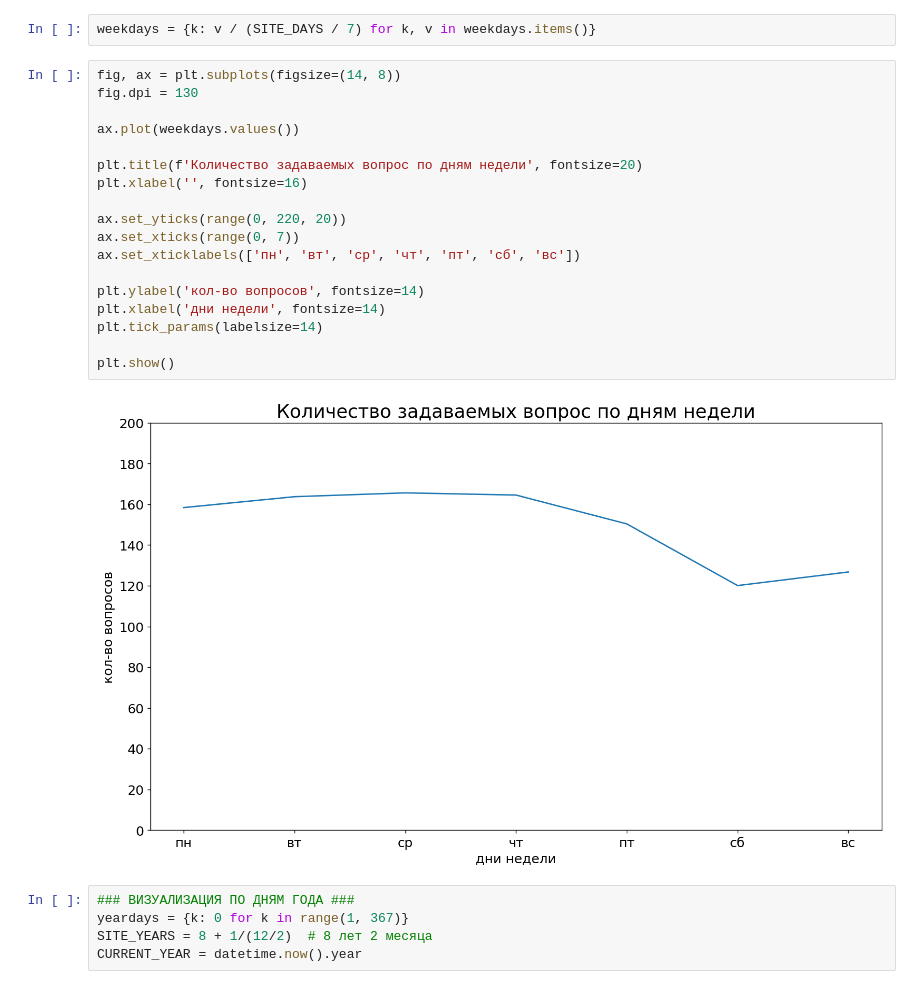
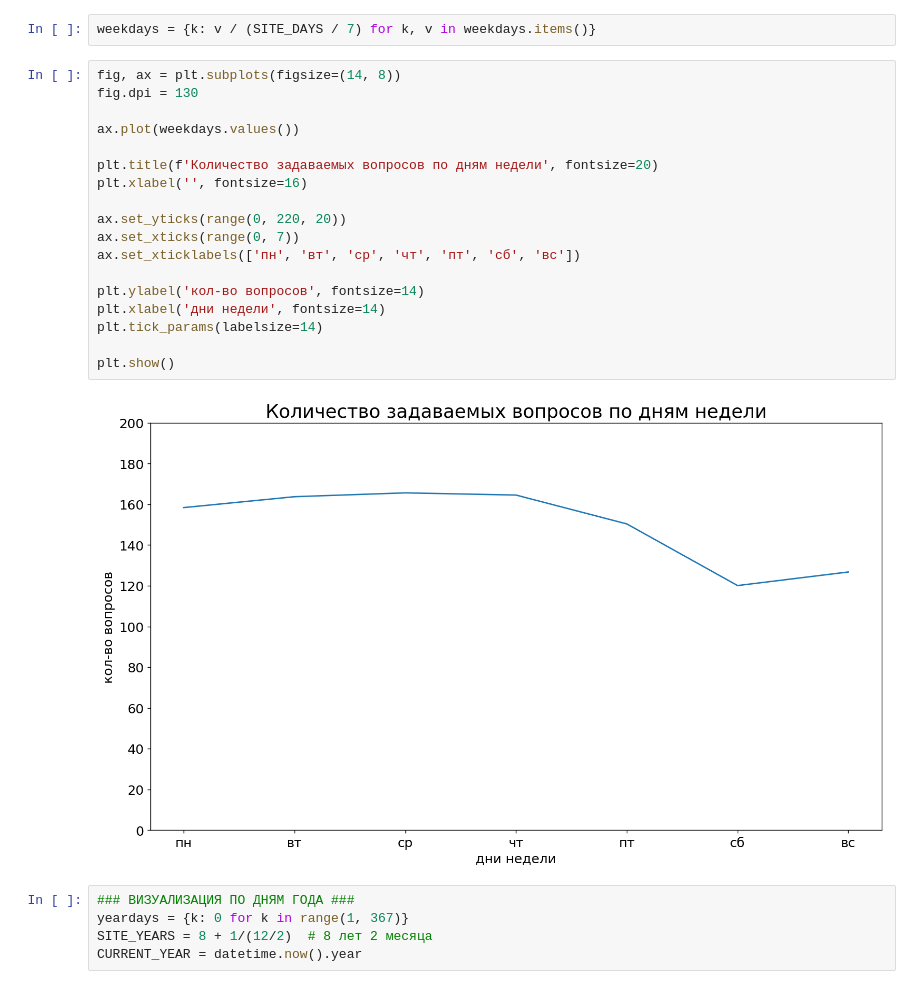
Before and after one commit to wchistow/ruSO-visual, a Jupyter notebook: src/questions.ipynb, the cells around one changed output. Cells and saved outputs as stored; diff of their text form.

```diff
--- a/src/questions.ipynb
+++ b/src/questions.ipynb
@@ -65,23 +65,23 @@ weekdays = {k: v / (SITE_DAYS / 7) for k, v in weekdays.items()}
 # %%
 fig, ax = plt.subplots(figsize=(14, 8))
 fig.dpi = 130
 
 ax.plot(weekdays.values())
 
-plt.title(f'Количество задаваемых вопрос по дням недели', fontsize=20)
+plt.title(f'Количество задаваемых вопросов по дням недели', fontsize=20)
 plt.xlabel('', fontsize=16)
 
 ax.set_yticks(range(0, 220, 20))
 ax.set_xticks(range(0, 7))
 ax.set_xticklabels(['пн', 'вт', 'ср', 'чт', 'пт', 'сб', 'вс'])
 
 plt.ylabel('кол-во вопросов', fontsize=14)
 plt.xlabel('дни недели', fontsize=14)
 plt.tick_params(labelsize=14)
 
 plt.show()
 # %% [output]
-[figure, old version]
+[figure, new version]
 # %%
 ### ВИЗУАЛИЗАЦИЯ ПО ДНЯМ ГОДА ###
 yeardays = {k: 0 for k in range(1, 367)}
```
Also changed, not shown: parts of 2 cells of this notebook, 3 other files.
